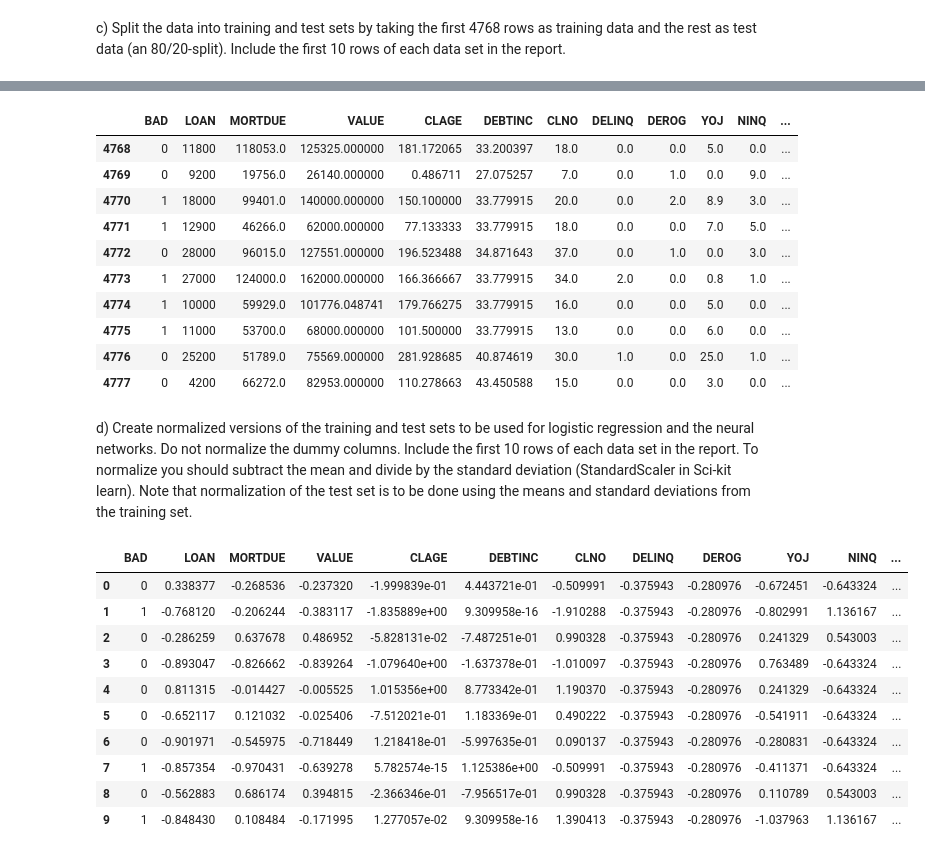
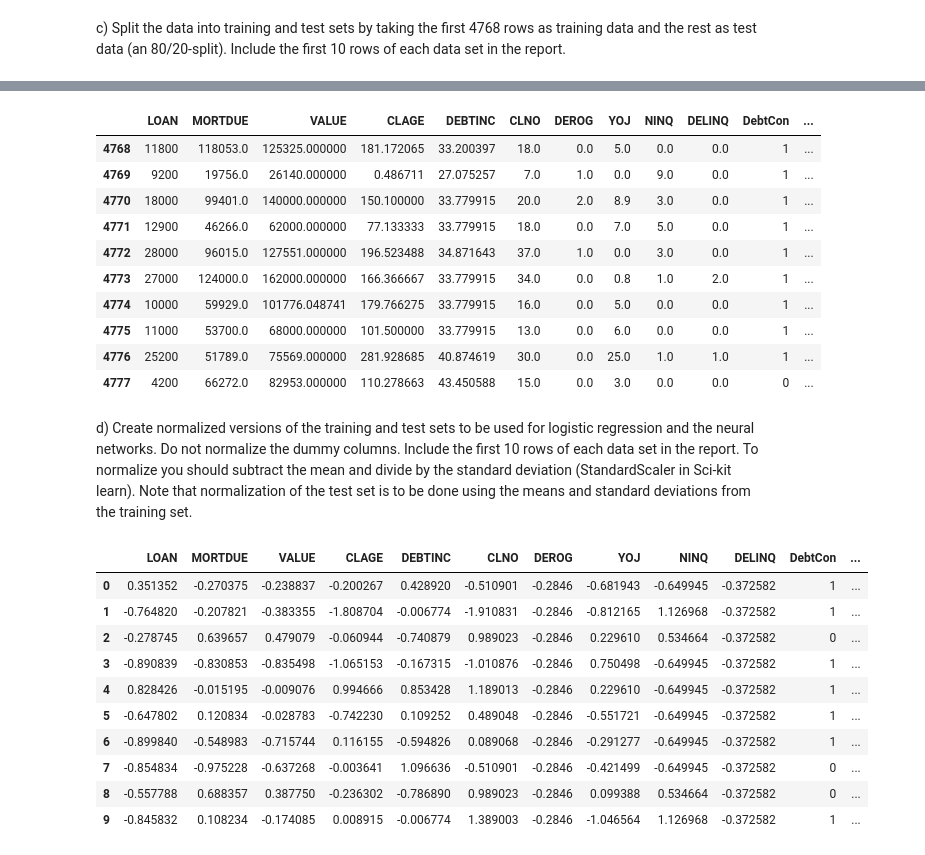
Before and after one commit to rickyhugo/ERM, a Jupyter notebook: CA5/CA5.ipynb, the cells around one changed output, grey strips where cells are left out. Drawn from its saved outputs; the diff is of its cells as text; code cells hidden in the pictures.

```diff
--- a/CA5/CA5.ipynb
+++ b/CA5/CA5.ipynb
@@ -251 +225,10 @@ test = credit_data.iloc[idx:,:]
+# %%
+from sklearn.model_selection import train_test_split
+
+# Extract data (X) and labels (y)
+y = credit_data['BAD']
+X = credit_data.drop(['BAD'], axis=1)
+
+# Split into train and test
+X_train, X_test, y_train, y_test = train_test_split(X, y, test_size = 0.2, shuffle = False)
 # %%
@@ -265,17 +248,17 @@ train.head(10)
 # %%
-test.head(10)
+X_test.head(10)
 # %% [output]
-|  | BAD | LOAN | MORTDUE | VALUE | CLAGE | DEBTINC | CLNO | DELINQ | DEROG | YOJ | NINQ | ... |
-| 4768 | 0 | 11800 | 118053.0 | 125325.000000 | 181.172065 | 33.200397 | 18.0 | 0.0 | 0.0 | 5.0 | 0.0 | ... |
-| 4769 | 0 | 9200 | 19756.0 | 26140.000000 | 0.486711 | 27.075257 | 7.0 | 0.0 | 1.0 | 0.0 | 9.0 | ... |
-| 4770 | 1 | 18000 | 99401.0 | 140000.000000 | 150.100000 | 33.779915 | 20.0 | 0.0 | 2.0 | 8.9 | 3.0 | ... |
-| 4771 | 1 | 12900 | 46266.0 | 62000.000000 | 77.133333 | 33.779915 | 18.0 | 0.0 | 0.0 | 7.0 | 5.0 | ... |
-| 4772 | 0 | 28000 | 96015.0 | 127551.000000 | 196.523488 | 34.871643 | 37.0 | 0.0 | 1.0 | 0.0 | 3.0 | ... |
-| 4773 | 1 | 27000 | 124000.0 | 162000.000000 | 166.366667 | 33.779915 | 34.0 | 2.0 | 0.0 | 0.8 | 1.0 | ... |
-| 4774 | 1 | 10000 | 59929.0 | 101776.048741 | 179.766275 | 33.779915 | 16.0 | 0.0 | 0.0 | 5.0 | 0.0 | ... |
-| 4775 | 1 | 11000 | 53700.0 | 68000.000000 | 101.500000 | 33.779915 | 13.0 | 0.0 | 0.0 | 6.0 | 0.0 | ... |
-| 4776 | 0 | 25200 | 51789.0 | 75569.000000 | 281.928685 | 40.874619 | 30.0 | 1.0 | 0.0 | 25.0 | 1.0 | ... |
-| 4777 | 0 | 4200 | 66272.0 | 82953.000000 | 110.278663 | 43.450588 | 15.0 | 0.0 | 0.0 | 3.0 | 0.0 | ... |
+|  | LOAN | MORTDUE | VALUE | CLAGE | DEBTINC | CLNO | DEROG | YOJ | NINQ | DELINQ | DebtCon | ... |
+| 4768 | 11800 | 118053.0 | 125325.000000 | 181.172065 | 33.200397 | 18.0 | 0.0 | 5.0 | 0.0 | 0.0 | 1 | ... |
+| 4769 | 9200 | 19756.0 | 26140.000000 | 0.486711 | 27.075257 | 7.0 | 1.0 | 0.0 | 9.0 | 0.0 | 1 | ... |
+| 4770 | 18000 | 99401.0 | 140000.000000 | 150.100000 | 33.779915 | 20.0 | 2.0 | 8.9 | 3.0 | 0.0 | 1 | ... |
+| 4771 | 12900 | 46266.0 | 62000.000000 | 77.133333 | 33.779915 | 18.0 | 0.0 | 7.0 | 5.0 | 0.0 | 1 | ... |
+| 4772 | 28000 | 96015.0 | 127551.000000 | 196.523488 | 34.871643 | 37.0 | 1.0 | 0.0 | 3.0 | 0.0 | 1 | ... |
+| 4773 | 27000 | 124000.0 | 162000.000000 | 166.366667 | 33.779915 | 34.0 | 0.0 | 0.8 | 1.0 | 2.0 | 1 | ... |
+| 4774 | 10000 | 59929.0 | 101776.048741 | 179.766275 | 33.779915 | 16.0 | 0.0 | 5.0 | 0.0 | 0.0 | 1 | ... |
+| 4775 | 11000 | 53700.0 | 68000.000000 | 101.500000 | 33.779915 | 13.0 | 0.0 | 6.0 | 0.0 | 0.0 | 1 | ... |
+| 4776 | 25200 | 51789.0 | 75569.000000 | 281.928685 | 40.874619 | 30.0 | 0.0 | 25.0 | 1.0 | 1.0 | 1 | ... |
+| 4777 | 4200 | 66272.0 | 82953.000000 | 110.278663 | 43.450588 | 15.0 | 0.0 | 3.0 | 0.0 | 0.0 | 0 | ... |
 # %% [markdown]
 d) Create normalized versions of the training and test sets to be used for logistic regression and the
 neural networks. Do not normalize the dummy columns. Include the first 10 rows of each data set in
@@ -313,15 +268,32 @@ test_scl = credit_data_scl.iloc[idx:,:]
+# %%
+# Scale data based on training set
+from sklearn.preprocessing import StandardScaler
+
+columns = X_train.loc[:,'LOAN':'DELINQ'].columns
+columns_test = X_test.loc[:,'LOAN':'DELINQ'].columns
+
+scaler = StandardScaler()
+scaler.fit(X_train.loc[:,'LOAN':'DELINQ'])
+X_train_norm = scaler.transform(X_train.loc[:,'LOAN':'DELINQ'])
+X_test_norm = scaler.transform(X_test.loc[:,'LOAN':'DELINQ'])
+
+X_train_norm = pd.DataFrame(X_train_norm, columns = columns)
+X_train_norm = pd.concat([X_train_norm, X_train.loc[:,'DebtCon':]], axis = 1)
+
+X_test_norm = pd.DataFrame(X_test_norm, columns = columns_test, index = X_test.index)
+X_test_norm = pd.concat([X_test_norm, X_test.loc[:,'DebtCon':]], axis = 1)
 # %%
-train_scl.head(10)
+X_train_norm.head(10)
 # %% [output]
-|  | BAD | LOAN | MORTDUE | VALUE | CLAGE | DEBTINC | CLNO | DELINQ | DEROG | YOJ | NINQ | ... |
-| 0 | 0 | 0.338377 | -0.268536 | -0.237320 | -1.999839e-01 | 4.443721e-01 | -0.509991 | -0.375943 | -0.280976 | -0.672451 | -0.643324 | ... |
-| 1 | 1 | -0.768120 | -0.206244 | -0.383117 | -1.835889e+00 | 9.309958e-16 | -1.910288 | -0.375943 | -0.280976 | -0.802991 | 1.136167 | ... |
-| 2 | 0 | -0.286259 | 0.637678 | 0.486952 | -5.828131e-02 | -7.487251e-01 | 0.990328 | -0.375943 | -0.280976 | 0.241329 | 0.543003 | ... |
-| 3 | 0 | -0.893047 | -0.826662 | -0.839264 | -1.079640e+00 | -1.637378e-01 | -1.010097 | -0.375943 | -0.280976 | 0.763489 | -0.643324 | ... |
-| 4 | 0 | 0.811315 | -0.014427 | -0.005525 | 1.015356e+00 | 8.773342e-01 | 1.190370 | -0.375943 | -0.280976 | 0.241329 | -0.643324 | ... |
-| 5 | 0 | -0.652117 | 0.121032 | -0.025406 | -7.512021e-01 | 1.183369e-01 | 0.490222 | -0.375943 | -0.280976 | -0.541911 | -0.643324 | ... |
-| 6 | 0 | -0.901971 | -0.545975 | -0.718449 | 1.218418e-01 | -5.997635e-01 | 0.090137 | -0.375943 | -0.280976 | -0.280831 | -0.643324 | ... |
-| 7 | 1 | -0.857354 | -0.970431 | -0.639278 | 5.782574e-15 | 1.125386e+00 | -0.509991 | -0.375943 | -0.280976 | -0.411371 | -0.643324 | ... |
-| 8 | 0 | -0.562883 | 0.686174 | 0.394815 | -2.366346e-01 | -7.956517e-01 | 0.990328 | -0.375943 | -0.280976 | 0.110789 | 0.543003 | ... |
-| 9 | 1 | -0.848430 | 0.108484 | -0.171995 | 1.277057e-02 | 9.309958e-16 | 1.390413 | -0.375943 | -0.280976 | -1.037963 | 1.136167 | ... |
+|  | LOAN | MORTDUE | VALUE | CLAGE | DEBTINC | CLNO | DEROG | YOJ | NINQ | DELINQ | DebtCon | ... |
+| 0 | 0.351352 | -0.270375 | -0.238837 | -0.200267 | 0.428920 | -0.510901 | -0.2846 | -0.681943 | -0.649945 | -0.372582 | 1 | ... |
+| 1 | -0.764820 | -0.207821 | -0.383355 | -1.808704 | -0.006774 | -1.910831 | -0.2846 | -0.812165 | 1.126968 | -0.372582 | 1 | ... |
+| 2 | -0.278745 | 0.639657 | 0.479079 | -0.060944 | -0.740879 | 0.989023 | -0.2846 | 0.229610 | 0.534664 | -0.372582 | 0 | ... |
+| 3 | -0.890839 | -0.830853 | -0.835498 | -1.065153 | -0.167315 | -1.010876 | -0.2846 | 0.750498 | -0.649945 | -0.372582 | 1 | ... |
+| 4 | 0.828426 | -0.015195 | -0.009076 | 0.994666 | 0.853428 | 1.189013 | -0.2846 | 0.229610 | -0.649945 | -0.372582 | 1 | ... |
+| 5 | -0.647802 | 0.120834 | -0.028783 | -0.742230 | 0.109252 | 0.489048 | -0.2846 | -0.551721 | -0.649945 | -0.372582 | 1 | ... |
+| 6 | -0.899840 | -0.548983 | -0.715744 | 0.116155 | -0.594826 | 0.089068 | -0.2846 | -0.291277 | -0.649945 | -0.372582 | 1 | ... |
+| 7 | -0.854834 | -0.975228 | -0.637268 | -0.003641 | 1.096636 | -0.510901 | -0.2846 | -0.421499 | -0.649945 | -0.372582 | 0 | ... |
+| 8 | -0.557788 | 0.688357 | 0.387750 | -0.236302 | -0.786890 | 0.989023 | -0.2846 | 0.099388 | 0.534664 | -0.372582 | 0 | ... |
+| 9 | -0.845832 | 0.108234 | -0.174085 | 0.008915 | -0.006774 | 1.389003 | -0.2846 | -1.046564 | 1.126968 | -0.372582 | 1 | ... |
 # %%
```
Also changed, not shown: parts of 57 cells of this notebook.
